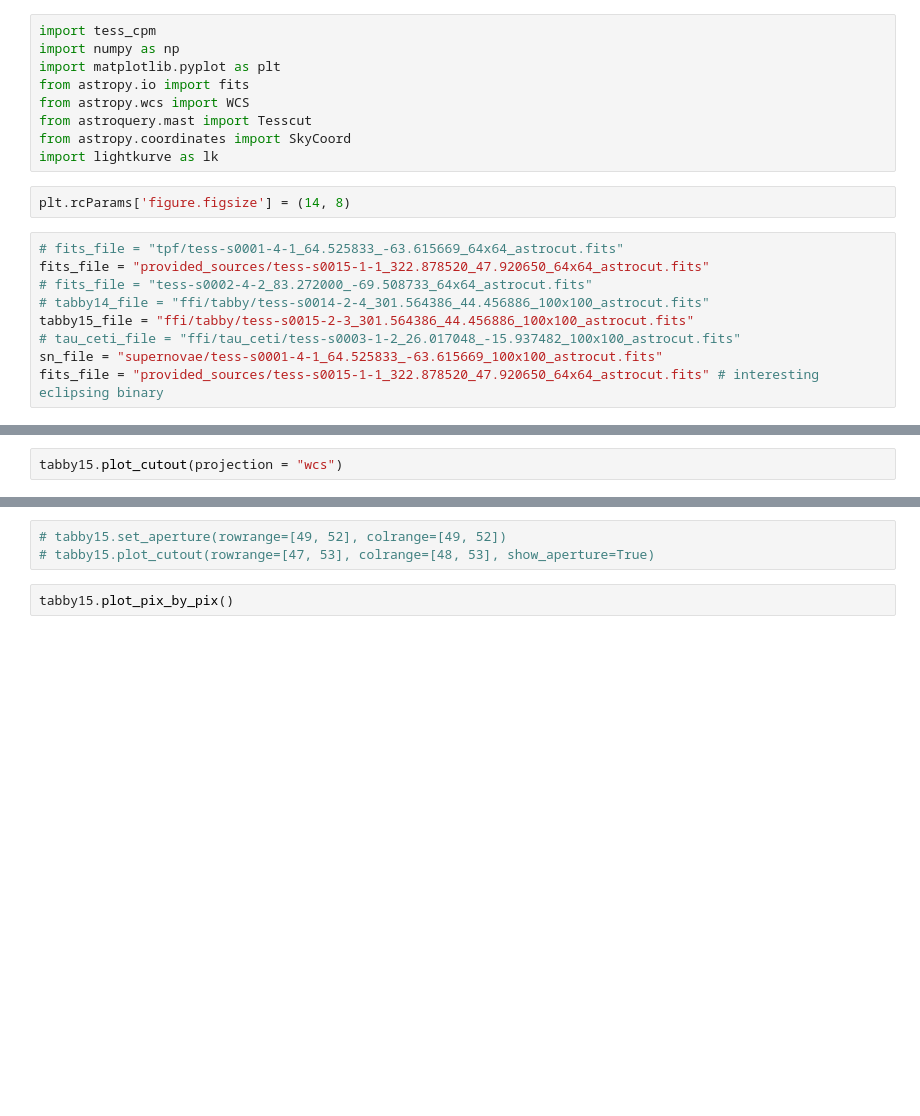
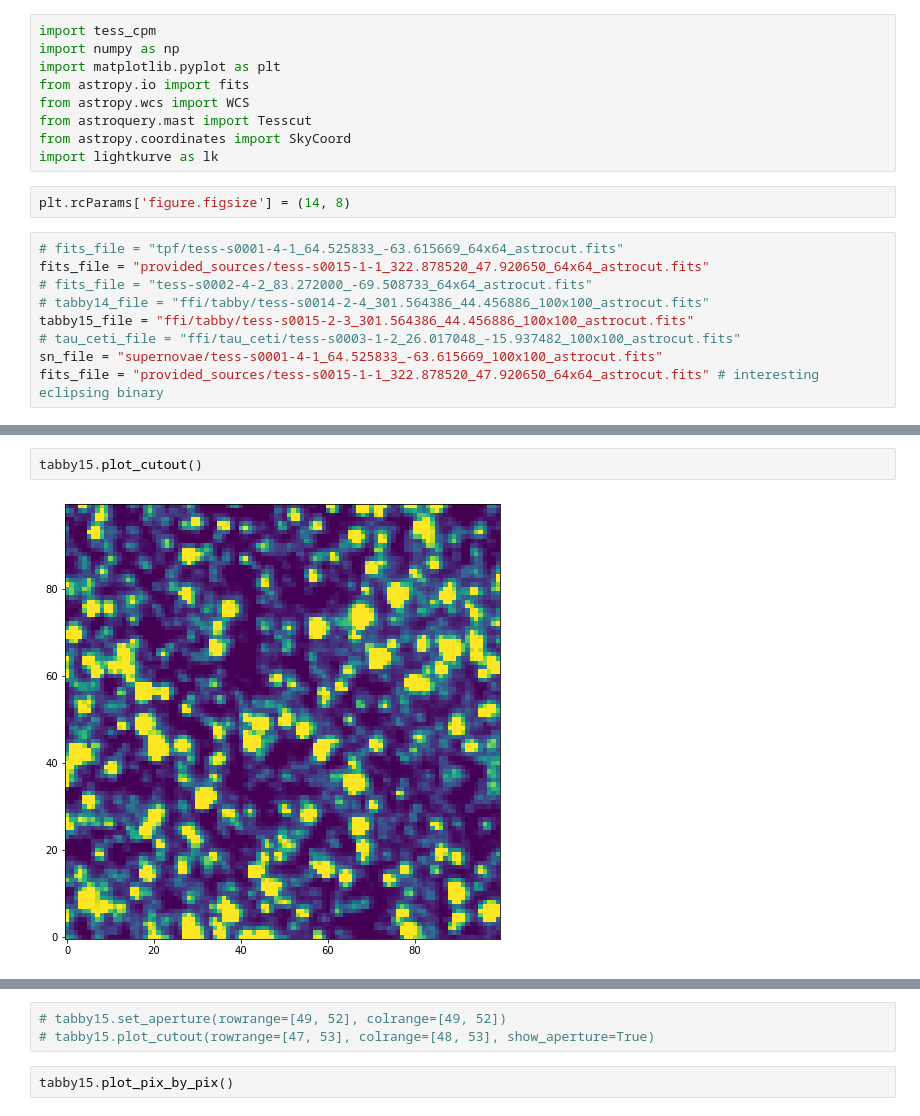
Before and after one commit to soichiro-hattori/unpopular, a Jupyter notebook: tester.ipynb, the cells around one changed output, grey strips where cells are left out. Cells and saved outputs as stored; diff of their text form; blank space fills up the shorter version.

```diff
--- a/tester.ipynb
+++ b/tester.ipynb
@@ -23,4 +25,6 @@ tabby15 = tess_cpm.Source(tabby15_file, remove_bad=True)
 # %%
-tabby15.plot_cutout(projection = "wcs")
+tabby15.plot_cutout()
+# %% [output]
+[figure, added]
 # %%
 tabby15.set_aperture(rowrange=[49, 52], colrange=[49, 52])
```
Also changed, not shown: parts of 10 cells of this notebook, 6 other files.
